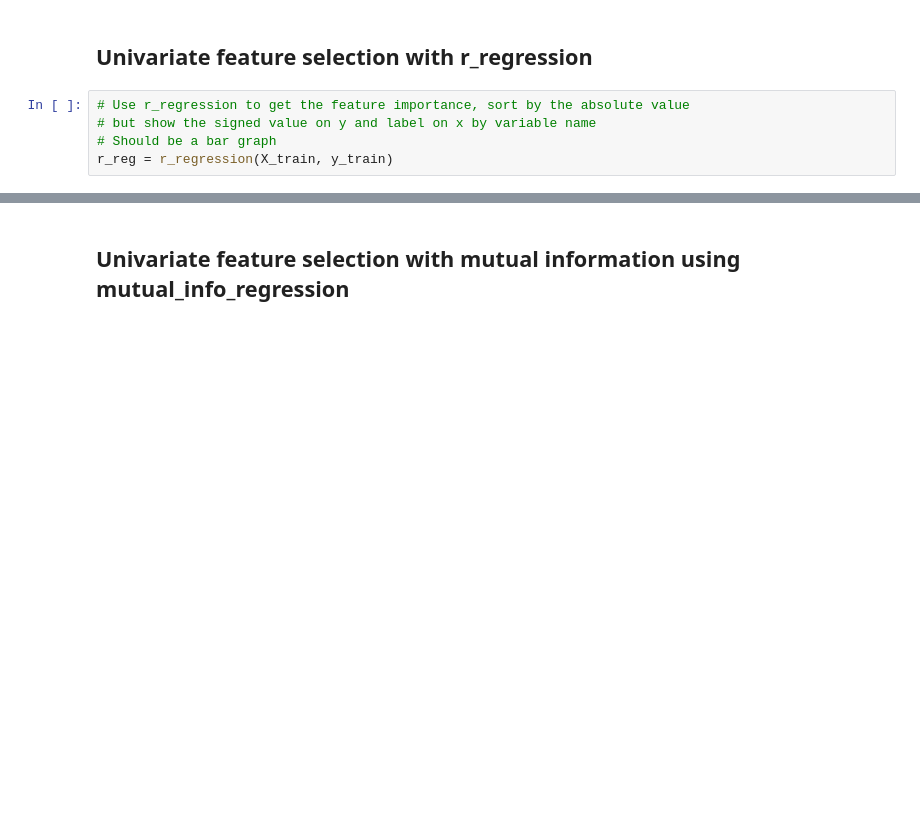
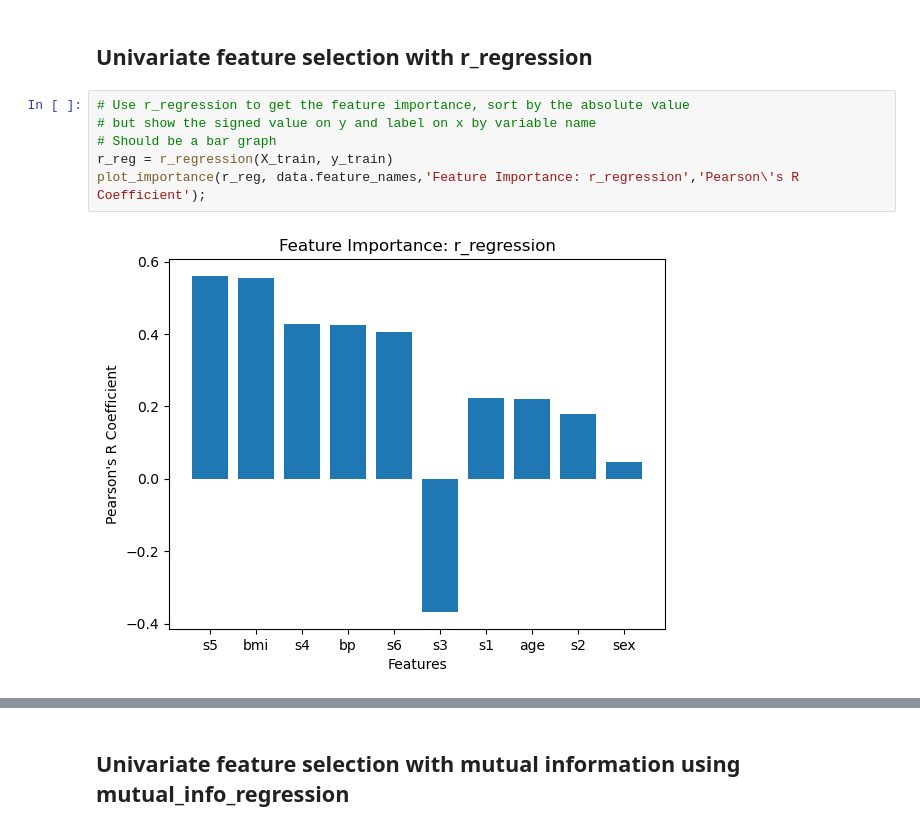
Before and after one commit to lau-allen/feature-selection-comparison, a Jupyter notebook: dsei2100s23hw4p3-feature-selection.ipynb, the cells around one changed output, grey strips where cells are left out. Saved outputs shown, nothing was run; the diff lists cells and outputs as text; blank space fills up the shorter version.

Commit message:
printing function, finish r_regression

```diff
--- a/dsei2100s23hw4p3-feature-selection.ipynb
+++ b/dsei2100s23hw4p3-feature-selection.ipynb
@@ -138,7 +148,10 @@ A: Observations:
 # %%
 # Use r_regression to get the feature importance, sort by the absolute value
 # but show the signed value on y and label on x by variable name
 # Should be a bar graph
 r_reg = r_regression(X_train, y_train)
+plot_importance(r_reg, data.feature_names,'Feature Importance: r_regression','Pearson\'s R Coefficient');
+# %% [output]
+[figure, added]
 # %%
 # print the top 5 features according to r_regression?
```
Also changed, not shown: parts of 6 cells of this notebook.
